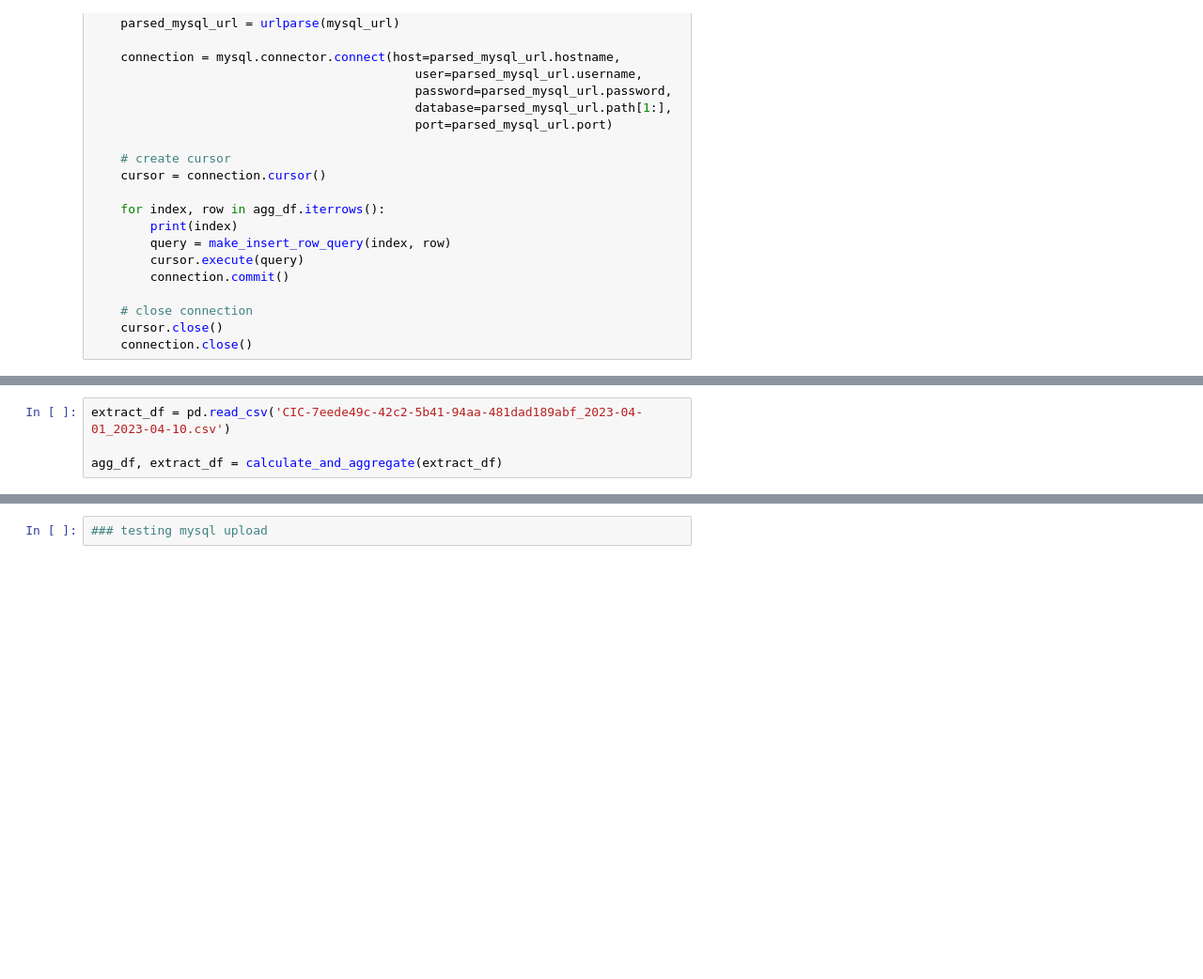
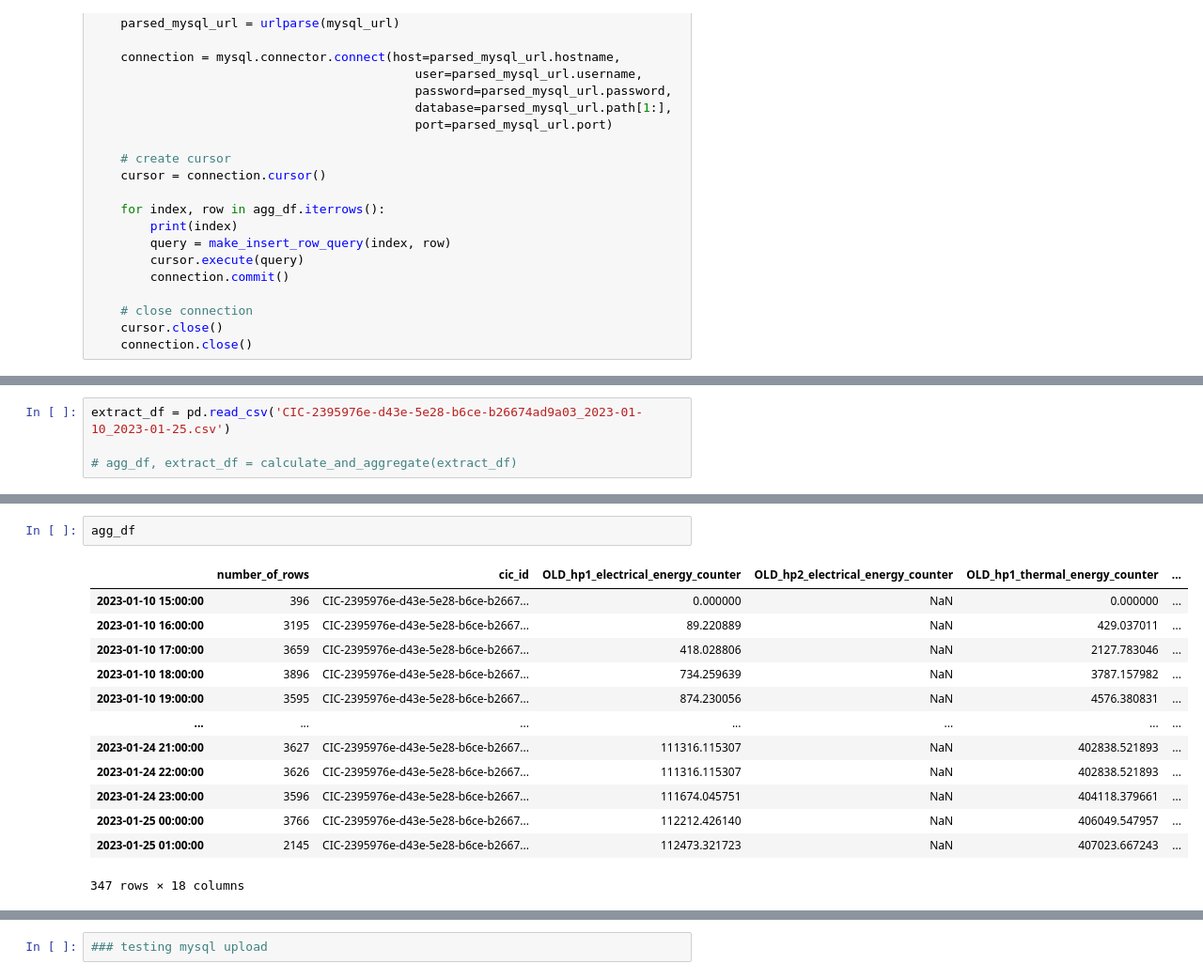
Before and after one commit to season0112/quatt_data_analysis, a Jupyter notebook: power-energy-calculations/historical-data/03_calculation_historical_data.ipynb, the cells around one changed output, grey strips where cells are left out. Shown at 94% size. Saved outputs shown, nothing was run; the diff lists cells and outputs as text; blank space fills up the shorter version.

```diff
--- a/power-energy-calculations/historical-data/03_calculation_historical_data.ipynb
+++ b/power-energy-calculations/historical-data/03_calculation_historical_data.ipynb
@@ -352,4 +352,4 @@ extract_date = start_date
 # %%
-extract_df = pd.read_csv('CIC-7eede49c-42c2-5b41-94aa-481dad189abf_2023-04-01_2023-04-10.csv')
+extract_df = pd.read_csv('CIC-2395976e-d43e-5e28-b6ce-b26674ad9a03_2023-01-10_2023-01-25.csv')
 
-agg_df, extract_df = calculate_and_aggregate(extract_df)
+# agg_df, extract_df = calculate_and_aggregate(extract_df)
@@ -355,0 +389,16 @@ agg_df, extract_df = calculate_and_aggregate(extract_df)
+# %%
+agg_df
+# %% [output]
+|  | number_of_rows | cic_id | OLD_hp1_electrical_energy_counter | OLD_hp2_electrical_energy_counter | OLD_hp1_thermal_energy_counter | ... |
+| 2023-01-10 15:00:00 | 396 | CIC-2395976e-d43e-5e28-b6ce-b2667... | 0.000000 | NaN | 0.000000 | ... |
+| 2023-01-10 16:00:00 | 3195 | CIC-2395976e-d43e-5e28-b6ce-b2667... | 89.220889 | NaN | 429.037011 | ... |
+| 2023-01-10 17:00:00 | 3659 | CIC-2395976e-d43e-5e28-b6ce-b2667... | 418.028806 | NaN | 2127.783046 | ... |
+| 2023-01-10 18:00:00 | 3896 | CIC-2395976e-d43e-5e28-b6ce-b2667... | 734.259639 | NaN | 3787.157982 | ... |
+| 2023-01-10 19:00:00 | 3595 | CIC-2395976e-d43e-5e28-b6ce-b2667... | 874.230056 | NaN | 4576.380831 | ... |
+| ... | ... | ... | ... | ... | ... | ... |
+| 2023-01-24 21:00:00 | 3627 | CIC-2395976e-d43e-5e28-b6ce-b2667... | 111316.115307 | NaN | 402838.521893 | ... |
+| 2023-01-24 22:00:00 | 3626 | CIC-2395976e-d43e-5e28-b6ce-b2667... | 111316.115307 | NaN | 402838.521893 | ... |
+| 2023-01-24 23:00:00 | 3596 | CIC-2395976e-d43e-5e28-b6ce-b2667... | 111674.045751 | NaN | 404118.379661 | ... |
+| 2023-01-25 00:00:00 | 3766 | CIC-2395976e-d43e-5e28-b6ce-b2667... | 112212.426140 | NaN | 406049.547957 | ... |
+| 2023-01-25 01:00:00 | 2145 | CIC-2395976e-d43e-5e28-b6ce-b2667... | 112473.321723 | NaN | 407023.667243 | ... |
+347 rows × 18 columns
```
Also changed, not shown: parts of 5 cells of this notebook, 4 other files.
